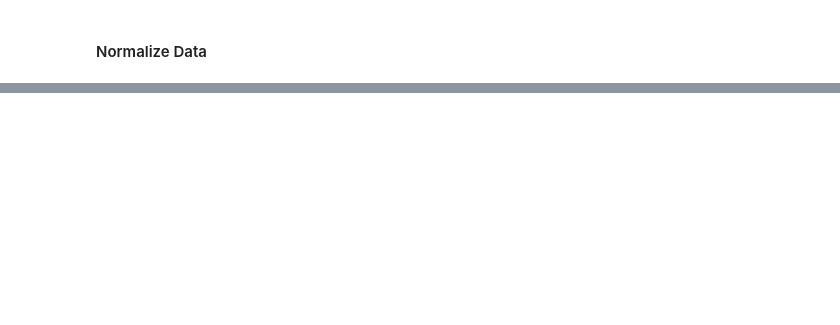
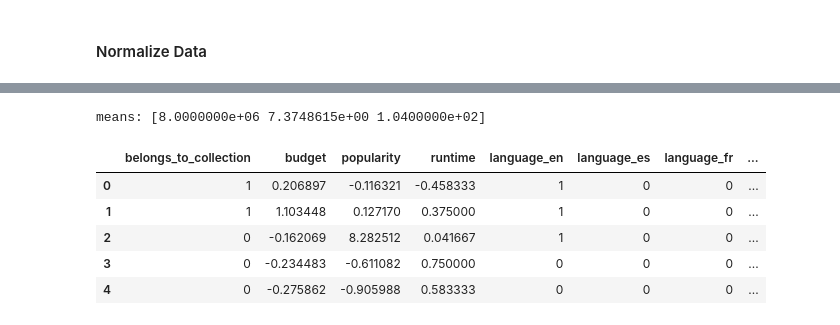
Before and after one commit to delf1/comp4211-project, a Jupyter notebook: code/COMP4211 Project.ipynb, the cells around one changed output, grey strips where cells are left out. Saved outputs shown, nothing was run; the diff lists cells and outputs as text; code cells hidden in the pictures; blank space fills up the shorter version.

```diff
--- a/code/COMP4211 Project.ipynb
+++ b/code/COMP4211 Project.ipynb
@@ -437,0 +421,16 @@ from sklearn import preprocessing
+# %%
+from sklearn import preprocessing
+
+#budget, popularity, runtime scaler
+bpr_scaler = preprocessing.MinMaxScaler(feature_range=(0,1)).fit(train_input[["budget", "popularity", "runtime"]])
+print("means: " + str(bpr_scaler.mean_))
+train_X[["budget", "popularity", "runtime"]] = bpr_scaler.transform(train_input[["budget", "popularity", "runtime"]])
+train_X.head()
+# %% [output]
+means: [8.0000000e+06 7.3748615e+00 1.0400000e+02]
+|  | belongs_to_collection | budget | popularity | runtime | language_en | language_es | language_fr | ... |
+| 0 | 1 | 0.206897 | -0.116321 | -0.458333 | 1 | 0 | 0 | ... |
+| 1 | 1 | 1.103448 | 0.127170 | 0.375000 | 1 | 0 | 0 | ... |
+| 2 | 0 | -0.162069 | 8.282512 | 0.041667 | 1 | 0 | 0 | ... |
+| 3 | 0 | -0.234483 | -0.611082 | 0.750000 | 0 | 0 | 0 | ... |
+| 4 | 0 | -0.275862 | -0.905988 | 0.583333 | 0 | 0 | 0 | ... |
```
Also changed, not shown: parts of 19 cells of this notebook.
